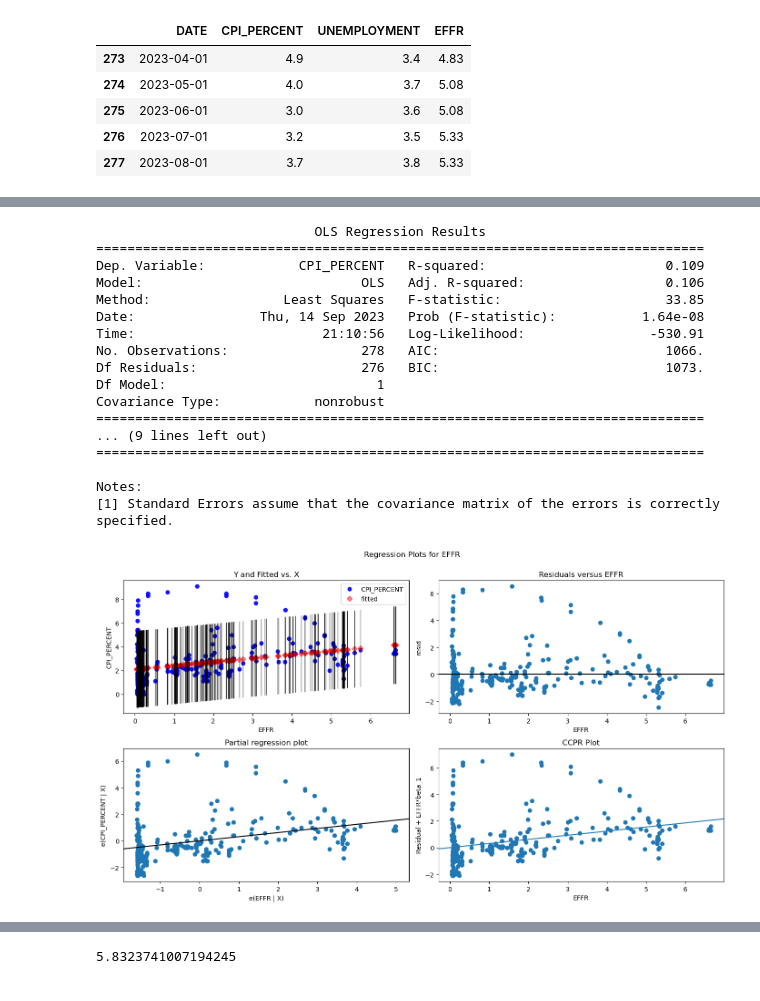
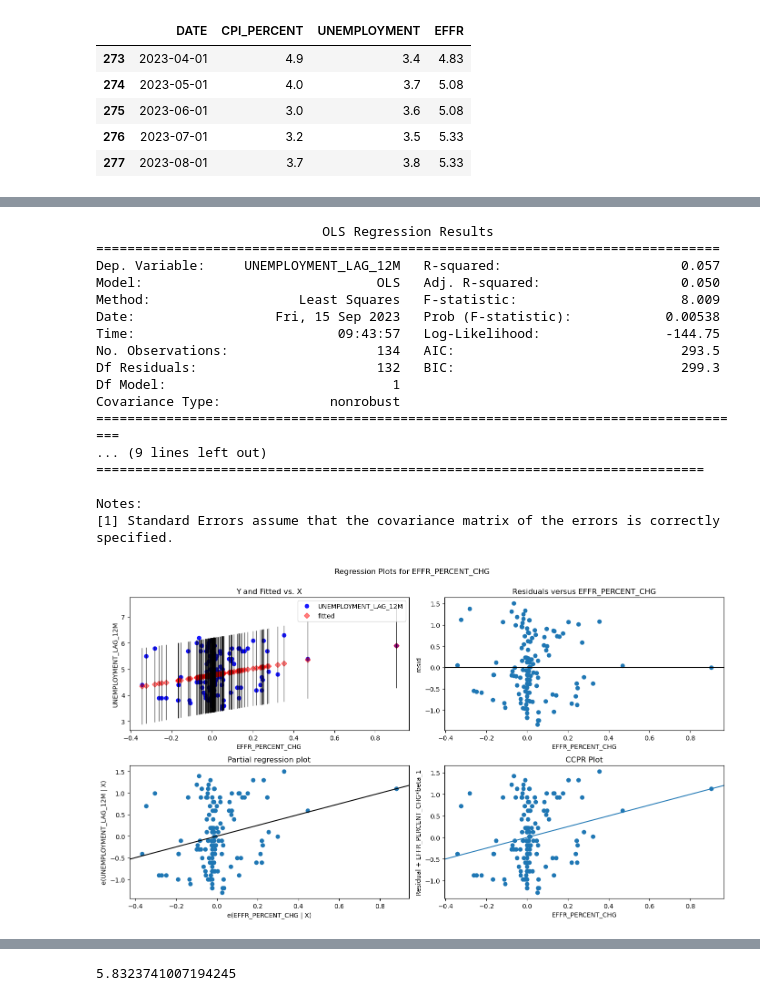
Before and after one commit to himalayahall/DATA608, a Jupyter notebook: Story 2/Story2.ipynb, the cells around one changed output, grey strips where cells are left out. Cells and saved outputs as stored; diff of their text form; code cells hidden in the pictures.

```diff
--- a/Story 2/Story2.ipynb
+++ b/Story 2/Story2.ipynb
@@ -79,8 +80,9 @@ merged.tail()
 | 276 | 2023-07-01 | 3.2 | 3.5 | 5.33 |
 | 277 | 2023-08-01 | 3.7 | 3.8 | 5.33 |
 # %%
-print(len(merged))
-cpi_on_target = merged[merged['CPI_PERCENT'] <= 2.0]
-unemp_on_target = merged[merged['UNEMPLOYMENT'] <= 4.0]
-# print(f'CPI on target: {cpi_on_target}, %CPI on target: {round(cpi_on_target / len(merged), 2)}, Unemployment on target: {unemp_on_target}, %Unemployment on target: {round(unemp_on_target / len(merged), 2)}')
+merged['CPI_PERCENT_LAG_6M'] = merged['CPI_PERCENT'].shift(6)
+merged['CPI_PERCENT_LAG_12M'] = merged['CPI_PERCENT'].shift(12)
+merged['UNEMPLOYMENT_LAG_6M'] = merged['UNEMPLOYMENT'].shift(6)
+merged['UNEMPLOYMENT_LAG_12M'] = merged['UNEMPLOYMENT'].shift(12)
+merged.head()
 # %% [output]
@@ -87,0 +95,3 @@ unemp_on_target = merged[merged['UNEMPLOYMENT'] <= 4.0]
+# %%
+merged['EFFR_PERCENT_CHG'] = merged['EFFR'].pct_change()
+merged.tail()
@@ -87,0 +105,3 @@ unemp_on_target = merged[merged['UNEMPLOYMENT'] <= 4.0]
+# %%
+merged2 = merged[merged['EFFR'] > 1.0]
+merged2
@@ -90,37 +124,37 @@ import matplotlib.pyplot as plt
 import statsmodels.api as sm
 from statsmodels.formula.api import ols
 # %%
-    # fit simple linear regression model
-mod = ols('CPI_PERCENT ~ EFFR',
-                   data=merged).fit()
+# fit simple linear regression model
+mod = ols('UNEMPLOYMENT_LAG_12M ~ EFFR_PERCENT_CHG',
+                   data=merged2).fit()
 
 # display model summary
 print(mod.summary())
 
 # modify figure size
 fig = plt.figure(figsize=(14, 8))
 
 # creating regression plots
 fig = sm.graphics.plot_regress_exog(mod,
-                                    'EFFR',
+                                    'EFFR_PERCENT_CHG',
                                     fig=fig)
 # %% [output]
-                            OLS Regression Results
-==============================================================================
-Dep. Variable:            CPI_PERCENT   R-squared:                       0.109
-Model:                            OLS   Adj. R-squared:                  0.106
-Method:                 Least Squares   F-statistic:                     33.85
-Date:                Thu, 14 Sep 2023   Prob (F-statistic):           1.64e-08
-Time:                        21:10:56   Log-Likelihood:                -530.91
-No. Observations:                 278   AIC:                             1066.
-Df Residuals:                     276   BIC:                             1073.
-Df Model:                           1
-Covariance Type:            nonrobust
-==============================================================================
+                             OLS Regression Results
+================================================================================
+Dep. Variable:     UNEMPLOYMENT_LAG_12M   R-squared:                       0.057
+Model:                              OLS   Adj. R-squared:                  0.050
+Method:                   Least Squares   F-statistic:                     8.009
+Date:                  Fri, 15 Sep 2023   Prob (F-statistic):            0.00538
+Time:                          09:43:57   Log-Likelihood:                -144.75
+No. Observations:                   134   AIC:                             293.5
+Df Residuals:                       132   BIC:                             299.3
+Df Model:                             1
+Covariance Type:              nonrobust
+====================================================================================
 ... (9 lines left out)
 ==============================================================================
 
 Notes:
 [1] Standard Errors assume that the covariance matrix of the errors is correctly specified.
-[figure, old version]
+[figure, new version]
 # %%
```
Also changed, not shown: parts of 11 cells of this notebook.
